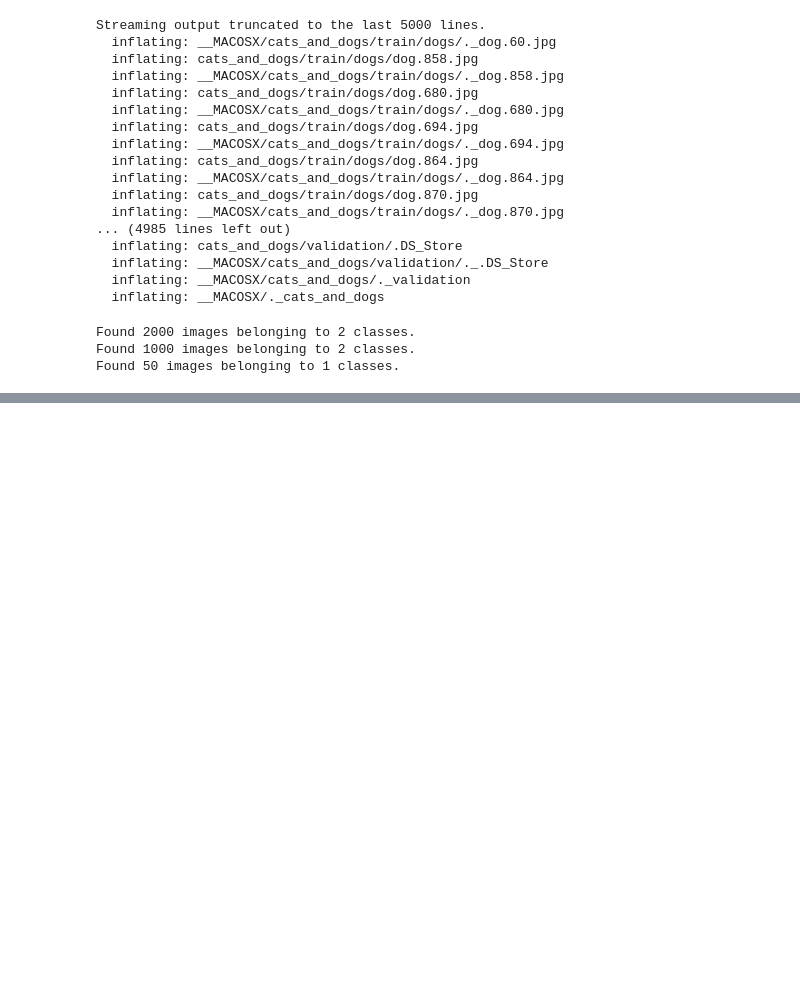
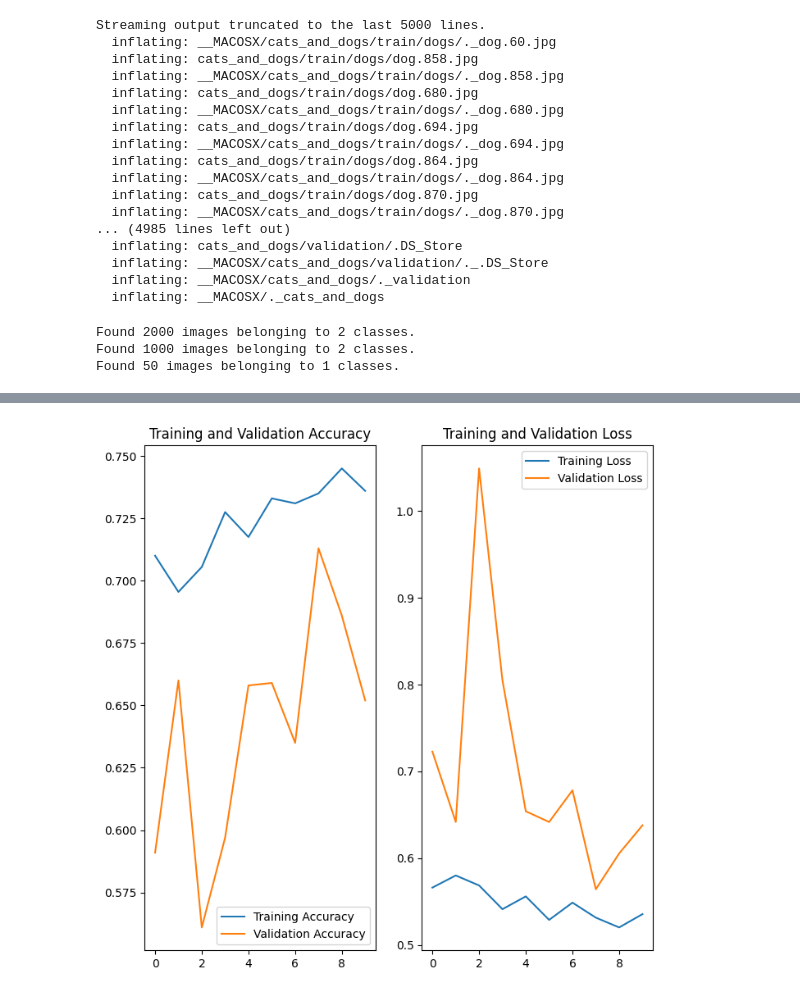
Before and after one commit to kartik-sharma-0786/ML-in-python-freecodecamp-, a Jupyter notebook: fcc_cat_dog.ipynb, the cells around one changed output, grey strips where cells are left out. Saved outputs shown, nothing was run; the diff lists cells and outputs as text; code cells hidden in the pictures; blank space fills up the shorter version.

```diff
--- a/fcc_cat_dog.ipynb
+++ b/fcc_cat_dog.ipynb
@@ -98,3 +95,6 @@ train_image_generator = None
+# %%
+# 5 data agumentation 90 dgree rotation, both shift by 20%,and filp both up and down dirction
+train_image_generator = ImageDataGenerator(height_shift_range =0.2, width_shift_range = 0.2, rotation_range=90, zoom_range=0.2,horizontal_flip=True,vertical_flip=True,rescale=1./255)
 # %%
 # 6
 train_data_gen = train_image_generator.flow_from_directory(batch_size=batch_size,
@@ -122,0 +168,10 @@ history = None
+# %%
+model.compile(optimizer='adam',
+              loss='binary_crossentropy',
+              metrics=['accuracy'])
+# %%
+from tensorflow.keras.callbacks import ModelCheckpoint
+
+checkpoint = ModelCheckpoint( filepath='./best_model.keras', monitor='val_accuracy', verbose=1, save_best_only=True,
+                              mode='auto', save_freq='epoch')
+history = model.fit(x=train_data_gen, epochs=10, validation_data=val_data_gen, callbacks=[checkpoint])
@@ -123,23 +196,25 @@ history = None
 # %%
 # 9
 acc = history.history['accuracy']
 val_acc = history.history['val_accuracy']
 
 loss = history.history['loss']
 val_loss = history.history['val_loss']
 
-epochs_range = range(epochs)
+epochs_range = range(len(acc)) # Corrected: use the length of actual training history
 
 plt.figure(figsize=(8, 8))
 plt.subplot(1, 2, 1)
 plt.plot(epochs_range, acc, label='Training Accuracy')
 plt.plot(epochs_range, val_acc, label='Validation Accuracy')
 plt.legend(loc='lower right')
 plt.title('Training and Validation Accuracy')
 
 plt.subplot(1, 2, 2)
 plt.plot(epochs_range, loss, label='Training Loss')
 plt.plot(epochs_range, val_loss, label='Validation Loss')
 plt.legend(loc='upper right')
 plt.title('Training and Validation Loss')
 plt.show()
+# %% [output]
+[figure, added]
```
Also changed, not shown: parts of 11 cells of this notebook.
